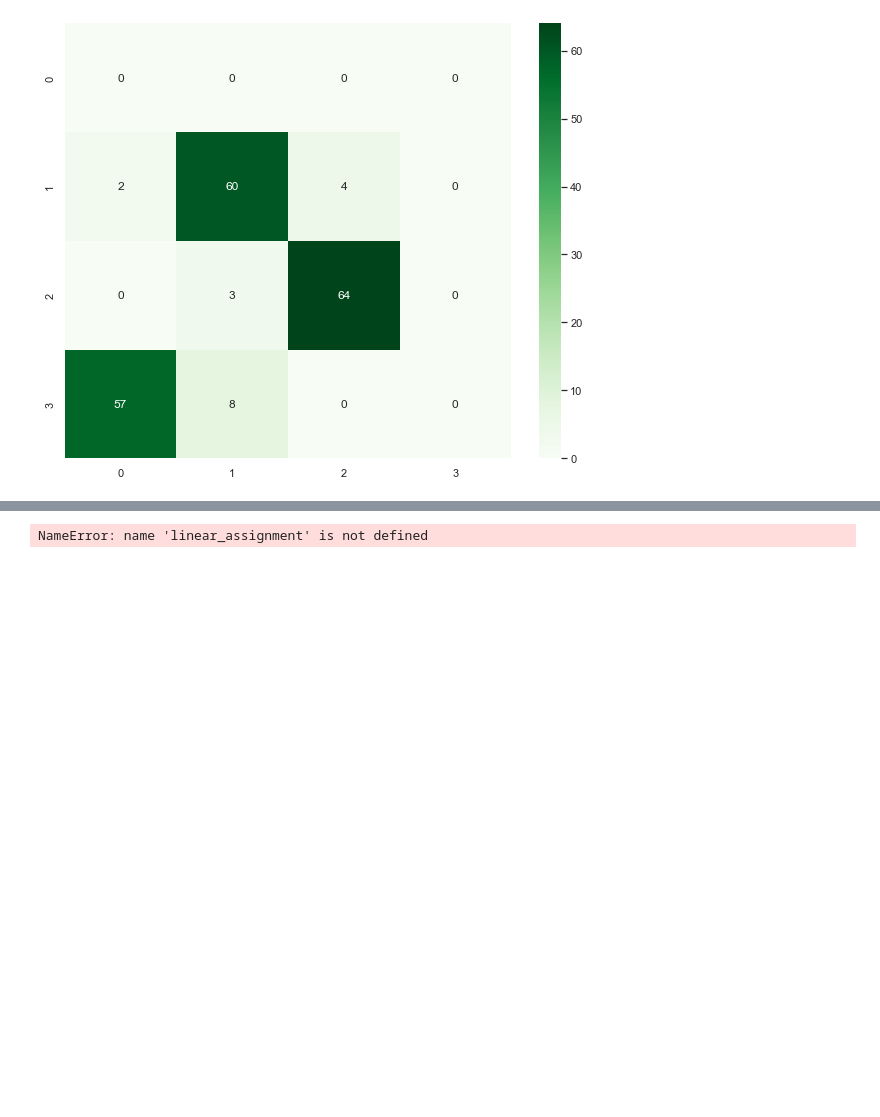
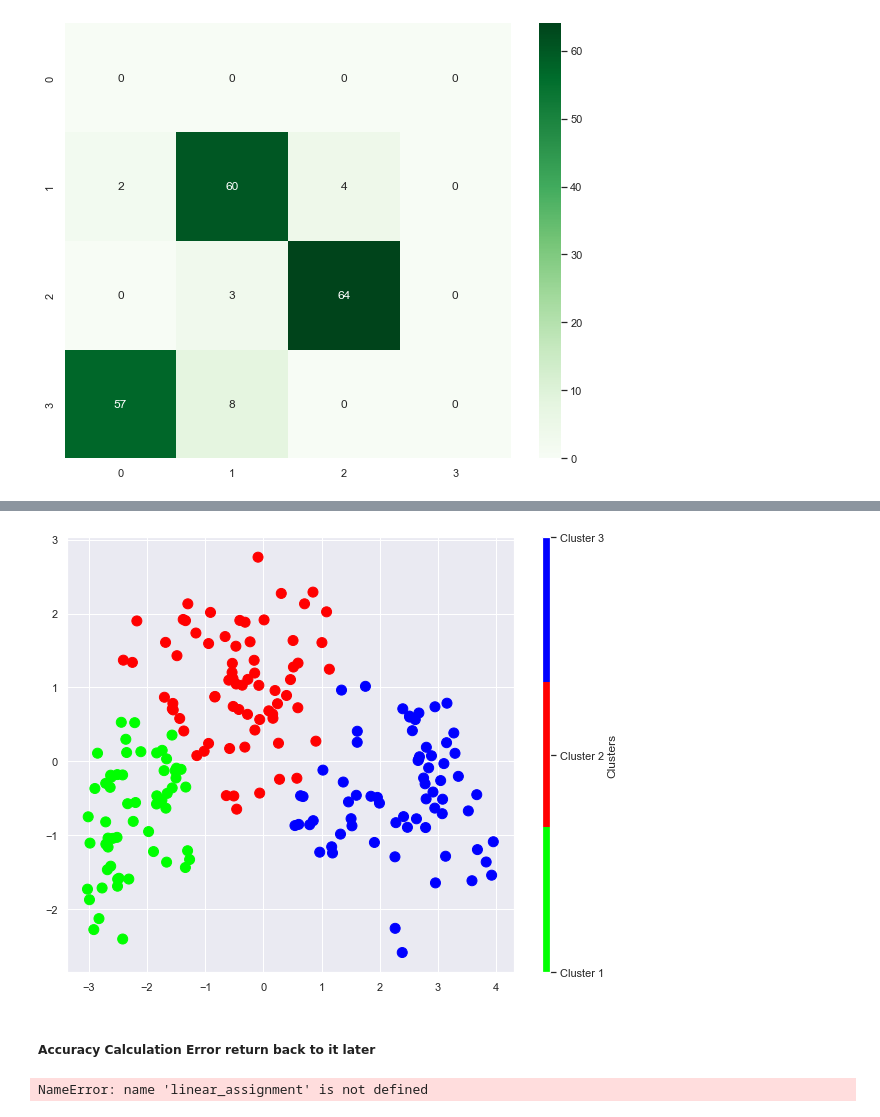
Before and after one commit to ARCHIBONG1/Wheat-Species-Prediction-Using-Clustering, a Jupyter notebook: Wheat Species Machine Learning Prediction_ Clustering Algorithms.ipynb, the cells around one changed output, grey strips where cells are left out. Saved outputs shown, nothing was run; the diff lists cells and outputs as text; code cells hidden in the pictures; blank space fills up the shorter version.

Commit message:
Cluster plots

```diff
--- a/Wheat Species Machine Learning Prediction_ Clustering Algorithms.ipynb
+++ b/Wheat Species Machine Learning Prediction_ Clustering Algorithms.ipynb
@@ -280,0 +283,5 @@ ax = sns.heatmap(cm, annot=True, fmt="d", cmap="Greens")
+# %%
+# Initialising PCA
+
+pca = PCA(n_components=2)
+pca.fit(scaled_train_set)
@@ -280,0 +290,2 @@ ax = sns.heatmap(cm, annot=True, fmt="d", cmap="Greens")
+# %%
+two_com_scaled_train_set = pca.transform(scaled_train_set)  # saves the 2 generated components into a variable
@@ -281,3 +312,14 @@ ax = sns.heatmap(cm, annot=True, fmt="d", cmap="Greens")
+# %%
+plt.scatter(two_com_scaled_train_set[:,0], two_com_scaled_train_set[:,1], s=100, c=kmeans_scaled_train_set.labels_, cmap=plt.cm.get_cmap("brg_r",3));
+
+#plt.cm.
+cbar = plt.colorbar(label="Clusters", orientation="vertical", pad=0.05, aspect=50);
+cbar.set_ticks([0,1,2])
+cbar.set_ticklabels(["Cluster 1", "Cluster 2", "Cluster 3"])
+# %% [output]
+[figure, added]
+# %% [markdown]
+##### Accuracy Calculation Error return back to it later
 # %%
 def cluster_acc(y_true, y_pred):
     """
```
Also changed, not shown: parts of 5 cells of this notebook.
